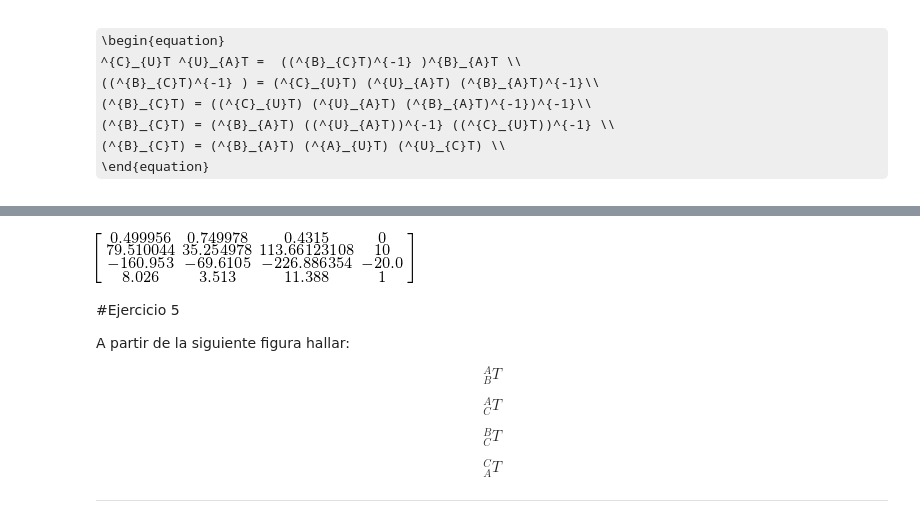
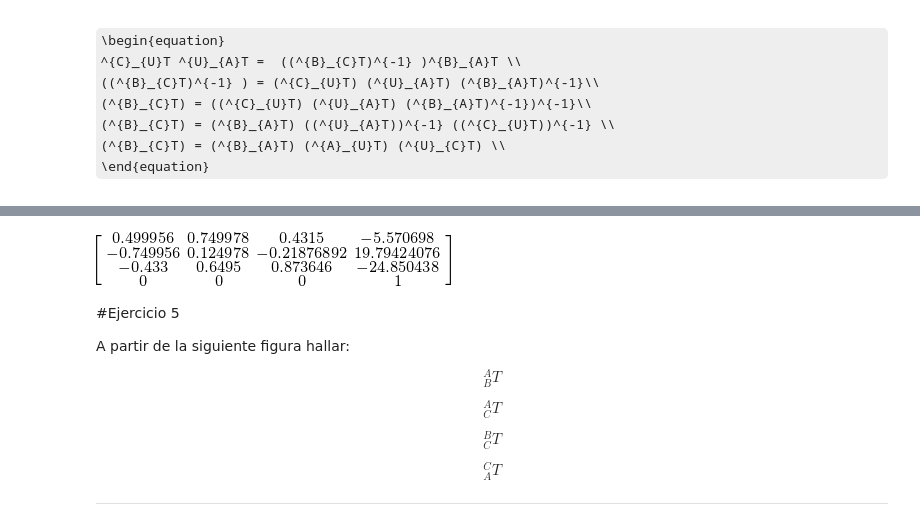
Before and after one commit to elsuizo/Control_de_robots_py, a Jupyter notebook: tp1.ipynb, the cells around one changed output, grey strips where cells are left out. Saved outputs shown, nothing was run; the diff lists cells and outputs as text; code cells hidden in the pictures; some formulas as TeX source.

```diff
--- a/tp1.ipynb
+++ b/tp1.ipynb
@@ -195,9 +200,24 @@ Recordemos la hermosa propiedad $(^{B}_{A}T)^{-1}=(^{B}_{A}T)^{T}=(^{A}_{B}T)$
+# %%
+#Definimos una funcion para generar la inversa de una transformacion homogenea
+def inverse_T_h(T_h):
+    #extraemos la rotacion y traslacion
+    M = zeros((4,4))
+    R = T_h[0:3,0:3]
+    P = T_h[0:-1,-1]
+
+    R_inv = R.T
+
+    P_new = -R_inv * P
+
+    M[0:3,0:3] = R_inv
+    M[0:-1,-1] = P_new
+    M[-1,:]=Matrix([[0,0,0,1]])
+    return M
 # %%
-T_BC = T_BA * T_UA.T * T_CU.T
-
+T_BC = T_BA * inverse_T_h(T_UA) * inverse_T_h(T_CU)
 T_BC
 # %% [output]
-[figure, old version]
+[figure, new version]
 # %% [markdown]
 #Ejercicio 5
 
```
Also changed, not shown: parts of 2 cells of this notebook.
